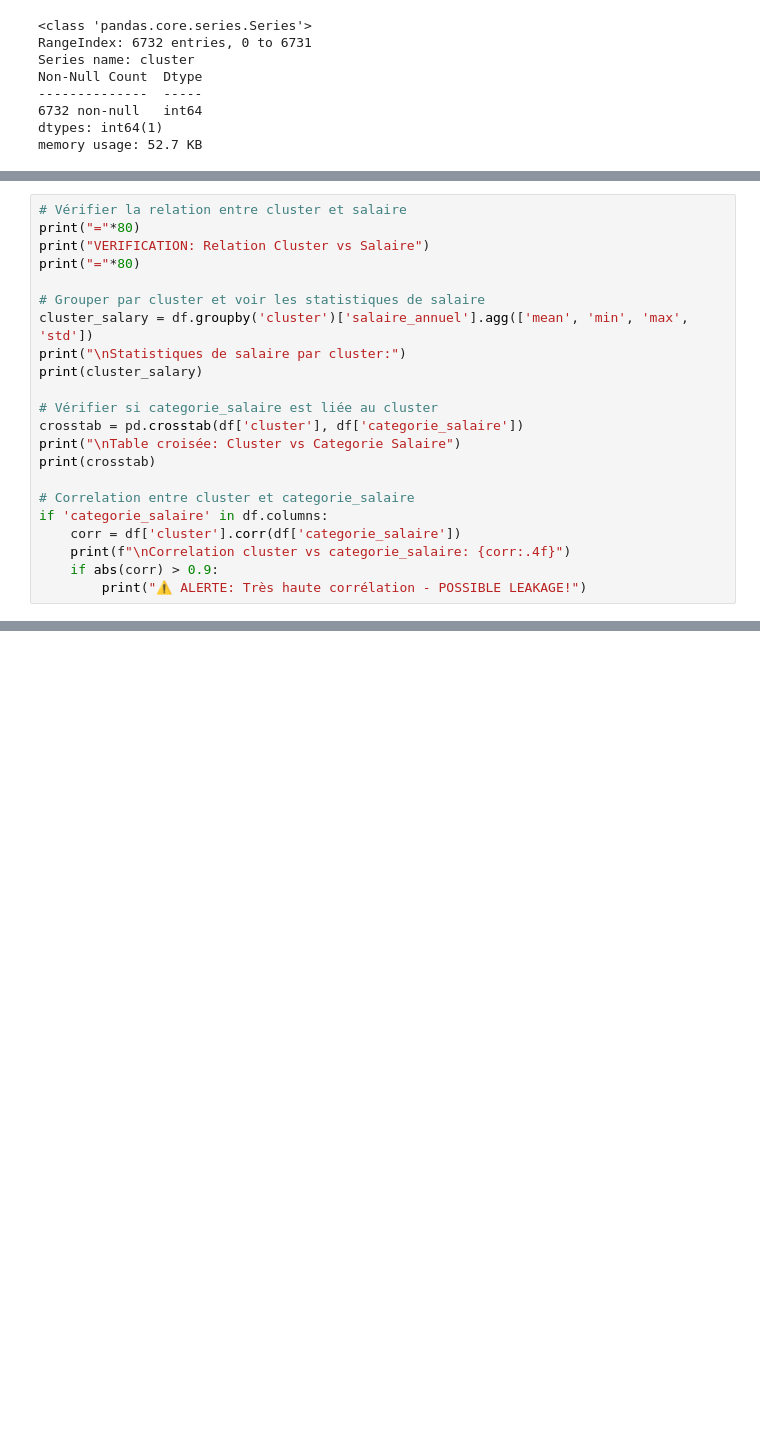
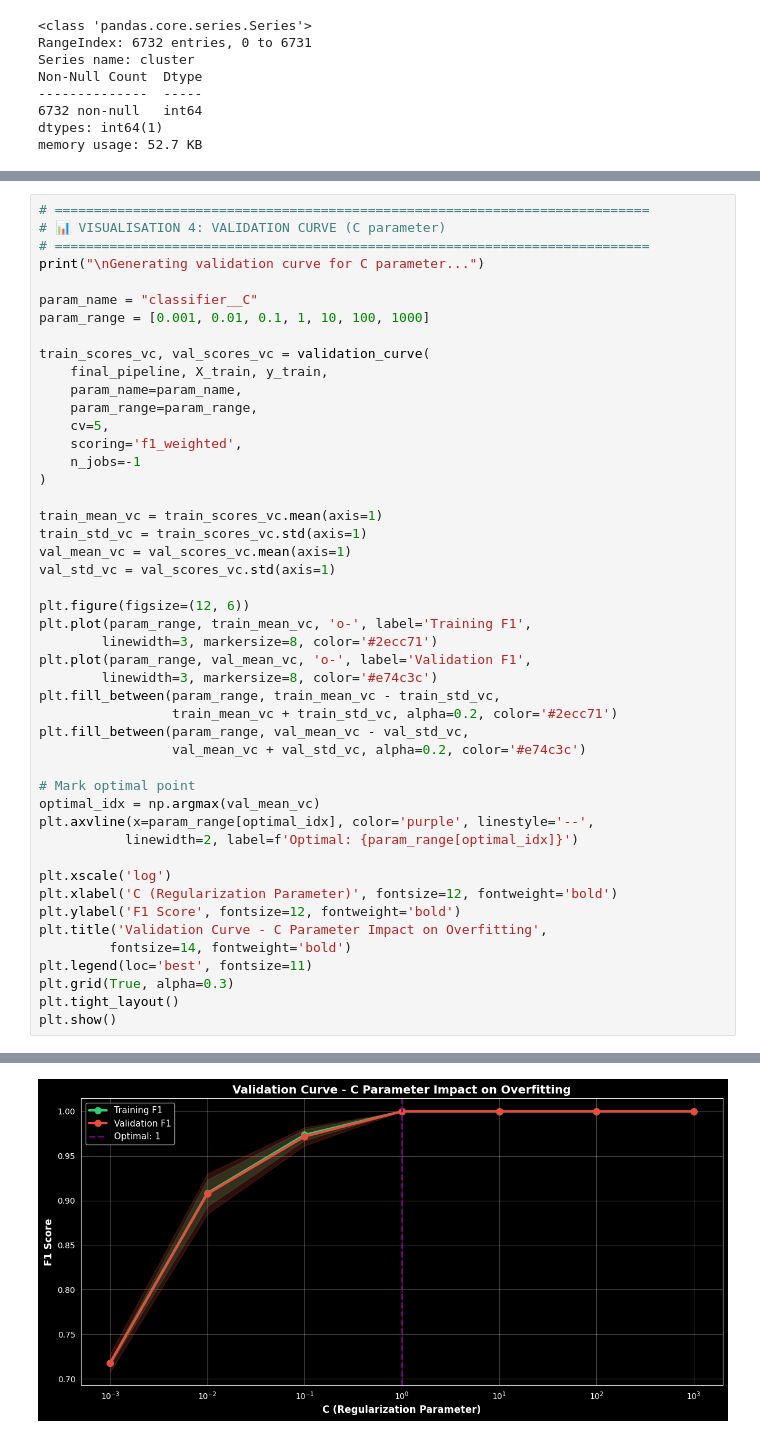
Before and after one commit to dhimooTn/BI-Project, a Jupyter notebook: ml/classification/class.ipynb, the cells around one changed output, grey strips where cells are left out. Saved outputs shown, nothing was run; the diff lists cells and outputs as text; blank space fills up the shorter version.

```diff
--- a/ml/classification/class.ipynb
+++ b/ml/classification/class.ipynb
@@ -515,23 +641,48 @@ FINAL SUMMARY
 # %%
-# Vérifier la relation entre cluster et salaire
-print("="*80)
-print("VERIFICATION: Relation Cluster vs Salaire")
-print("="*80)
+# ============================================================================
+# 📊 VISUALISATION 4: VALIDATION CURVE (C parameter)
+# ============================================================================
+print("\nGenerating validation curve for C parameter...")
 
-# Grouper par cluster et voir les statistiques de salaire
-cluster_salary = df.groupby('cluster')['salaire_annuel'].agg(['mean', 'min', 'max', 'std'])
-print("\nStatistiques de salaire par cluster:")
-print(cluster_salary)
+param_name = "classifier__C"
+param_range = [0.001, 0.01, 0.1, 1, 10, 100, 1000]
 
-# Vérifier si categorie_salaire est liée au cluster
-crosstab = pd.crosstab(df['cluster'], df['categorie_salaire'])
-print("\nTable croisée: Cluster vs Categorie Salaire")
-print(crosstab)
+train_scores_vc, val_scores_vc = validation_curve(
+    final_pipeline, X_train, y_train,
+    param_name=param_name,
+    param_range=param_range,
+    cv=5,
+    scoring='f1_weighted',
+    n_jobs=-1
+)
 
-# Correlation entre cluster et categorie_salaire
-if 'categorie_salaire' in df.columns:
-    corr = df['cluster'].corr(df['categorie_salaire'])
-    print(f"\nCorrelation cluster vs categorie_salaire: {corr:.4f}")
-    if abs(corr) > 0.9:
-        print("⚠️ ALERTE: Très haute corrélation - POSSIBLE LEAKAGE!")
+train_mean_vc = train_scores_vc.mean(axis=1)
+train_std_vc = train_scores_vc.std(axis=1)
+val_mean_vc = val_scores_vc.mean(axis=1)
+val_std_vc = val_scores_vc.std(axis=1)
+
+plt.figure(figsize=(12, 6))
+plt.plot(param_range, train_mean_vc, 'o-', label='Training F1',
+        linewidth=3, markersize=8, color='#2ecc71')
+plt.plot(param_range, val_mean_vc, 'o-', label='Validation F1',
+        linewidth=3, markersize=8, color='#e74c3c')
+plt.fill_between(param_range, train_mean_vc - train_std_vc,
+                 train_mean_vc + train_std_vc, alpha=0.2, color='#2ecc71')
+plt.fill_between(param_range, val_mean_vc - val_std_vc,
+                 val_mean_vc + val_std_vc, alpha=0.2, color='#e74c3c')
+
+# Mark optimal point
+optimal_idx = np.argmax(val_mean_vc)
+plt.axvline(x=param_range[optimal_idx], color='purple', linestyle='--',
+           linewidth=2, label=f'Optimal: {param_range[optimal_idx]}')
+
+plt.xscale('log')
+plt.xlabel('C (Regularization Parameter)', fontsize=12, fontweight='bold')
+plt.ylabel('F1 Score', fontsize=12, fontweight='bold')
+plt.title('Validation Curve - C Parameter Impact on Overfitting',
+         fontsize=14, fontweight='bold')
+plt.legend(loc='best', fontsize=11)
+plt.grid(True, alpha=0.3)
+plt.tight_layout()
+plt.show()
 # %% [output]
@@ -554,0 +690 @@ Correlation cluster vs categorie_salaire: -0.8125
+[figure, added]
```
Also changed, not shown: parts of 25 cells of this notebook, 12 other files.
